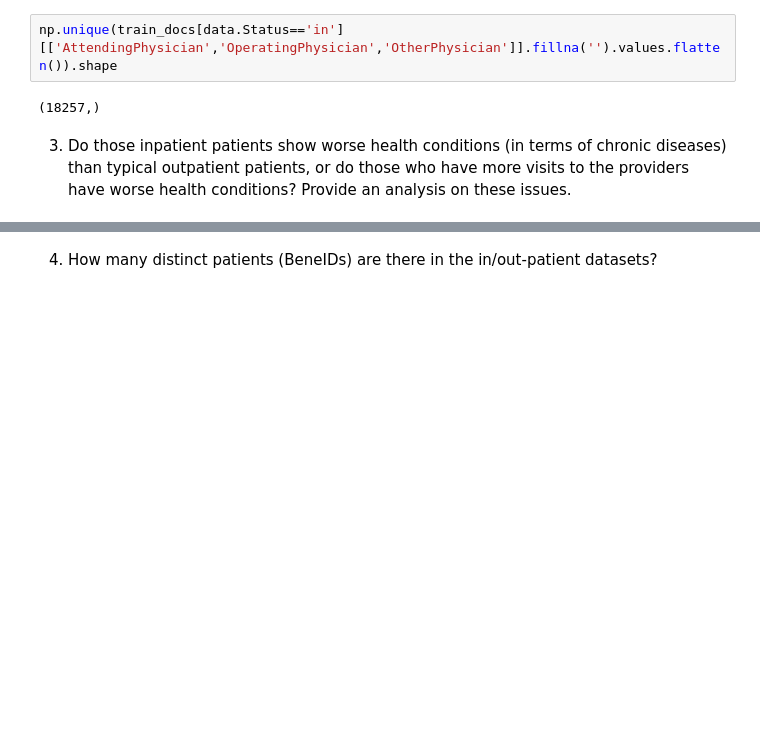
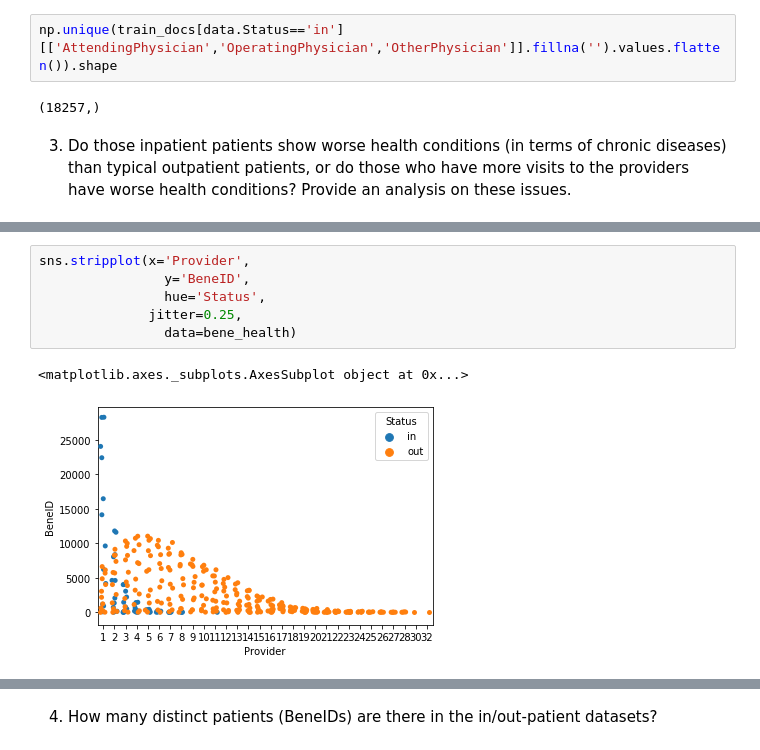
Before and after one commit to DebLeong/HealthCareCapstone, a Jupyter notebook: sam/EDA.ipynb, the cells around one changed output, grey strips where cells are left out. Saved outputs shown, nothing was run; the diff lists cells and outputs as text; blank space fills up the shorter version.

```diff
--- a/sam/EDA.ipynb
+++ b/sam/EDA.ipynb
@@ -304,0 +571,9 @@ np.unique(train_docs[data.Status=='in'][['AttendingPhysician','OperatingPhysicia
+# %%
+sns.stripplot(x='Provider',
+                y='BeneID',
+                hue='Status',
+              jitter=0.25,
+                data=bene_health)
+# %% [output]
+<matplotlib.axes._subplots.AxesSubplot object at 0x...>
+[figure, added]
```
Also changed, not shown: parts of 40 cells of this notebook, 2 other files.
